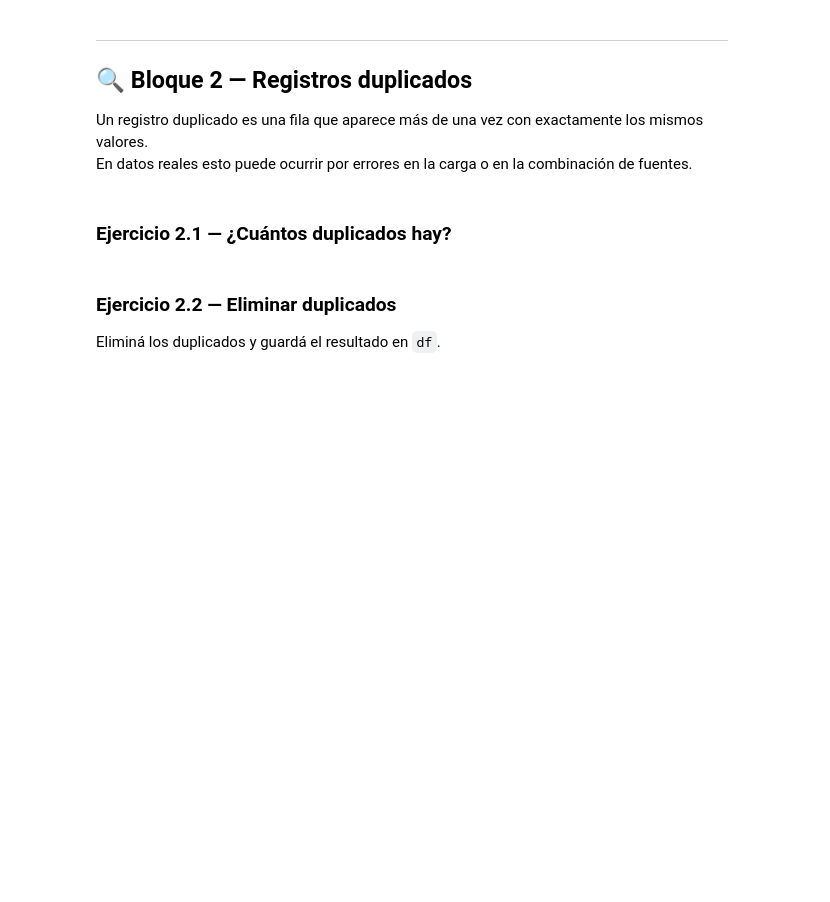
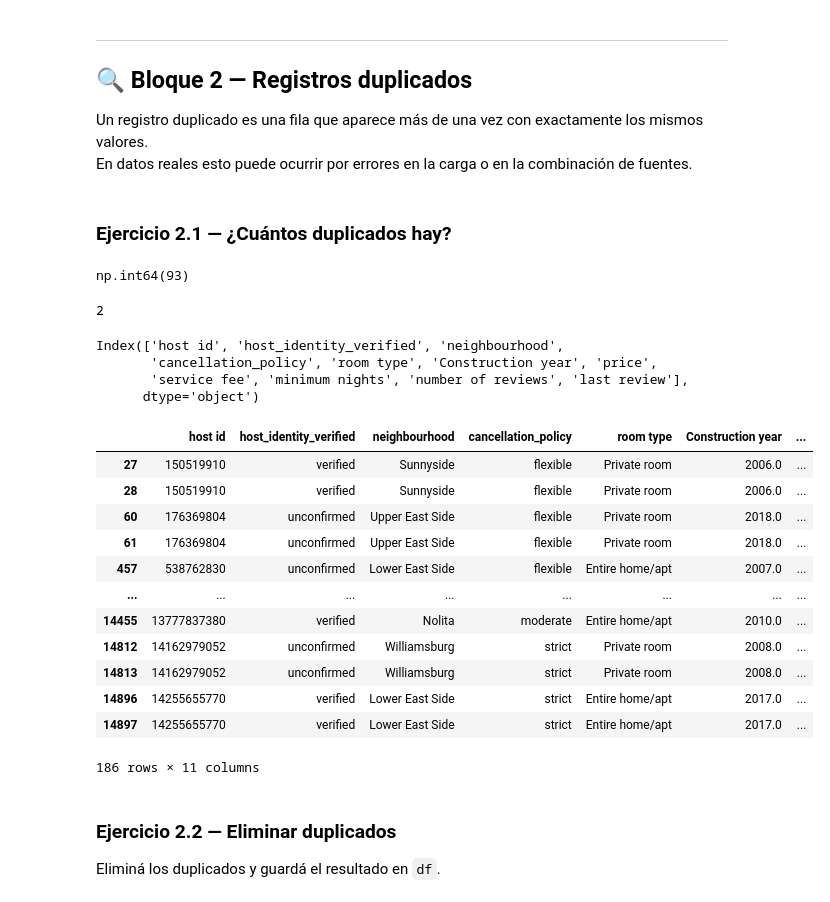
Before and after one commit to UADE-Python-Data-Science/583433_repo_oficial, a Jupyter notebook: Unidad_3/U3_NB3_Actividad_1.ipynb, the cells around one changed output. Saved outputs shown, nothing was run; the diff lists cells and outputs as text; code cells hidden in the pictures; blank space fills up the shorter version.

```diff
--- a/Unidad_3/U3_NB3_Actividad_1.ipynb
+++ b/Unidad_3/U3_NB3_Actividad_1.ipynb
@@ -27,4 +27,7 @@ Contiene información de publicaciones de Airbnb en la ciudad de Nueva York: tip
 import pandas as pd
 
 # URL del dataset:
-# https://raw.githubusercontent.com/UADE-Python-Data-Science/583433_repo_oficial/refs/heads/main/Datasets/dataset_airbnb_kaggle.csv
+url = "https://raw.githubusercontent.com/UADE-Python-Data-Science/583433_repo_oficial/refs/heads/main/Datasets/dataset_airbnb_kaggle.csv"
+
+df = pd.read_csv(url, sep=";")
+df.shape
@@ -87,6 +133,37 @@ En datos reales esto puede ocurrir por errores en la carga o en la combinación
 ### Ejercicio 2.1 — ¿Cuántos duplicados hay?
 # %%
 # Contá la cantidad de registros duplicados
+df.duplicated().sum()
+# %% [output]
+np.int64(93)
+# %%
+lista = [True, False, True, False, False]
+sum(lista)
+# %% [output]
+2
+# %%
+df.columns
+# %% [output]
+Index(['host id', 'host_identity_verified', 'neighbourhood',
+       'cancellation_policy', 'room type', 'Construction year', 'price',
+       'service fee', 'minimum nights', 'number of reviews', 'last review'],
+      dtype='object')
+# %%
+df[df.duplicated(keep=False)]
+# %% [output]
+|  | host id | host_identity_verified | neighbourhood | cancellation_policy | room type | Construction year | ... |
+| 27 | 150519910 | verified | Sunnyside | flexible | Private room | 2006.0 | ... |
+| 28 | 150519910 | verified | Sunnyside | flexible | Private room | 2006.0 | ... |
+| 60 | 176369804 | unconfirmed | Upper East Side | flexible | Private room | 2018.0 | ... |
+| 61 | 176369804 | unconfirmed | Upper East Side | flexible | Private room | 2018.0 | ... |
+| 457 | 538762830 | unconfirmed | Lower East Side | flexible | Entire home/apt | 2007.0 | ... |
+| ... | ... | ... | ... | ... | ... | ... | ... |
+| 14455 | 13777837380 | verified | Nolita | moderate | Entire home/apt | 2010.0 | ... |
+| 14812 | 14162979052 | unconfirmed | Williamsburg | strict | Private room | 2008.0 | ... |
+| 14813 | 14162979052 | unconfirmed | Williamsburg | strict | Private room | 2008.0 | ... |
+| 14896 | 14255655770 | verified | Lower East Side | strict | Entire home/apt | 2017.0 | ... |
+| 14897 | 14255655770 | verified | Lower East Side | strict | Entire home/apt | 2017.0 | ... |
+186 rows × 11 columns
 # %% [markdown]
 ### Ejercicio 2.2 — Eliminar duplicados
 
```
Also changed, not shown: parts of 9 cells of this notebook, 3 other files.
